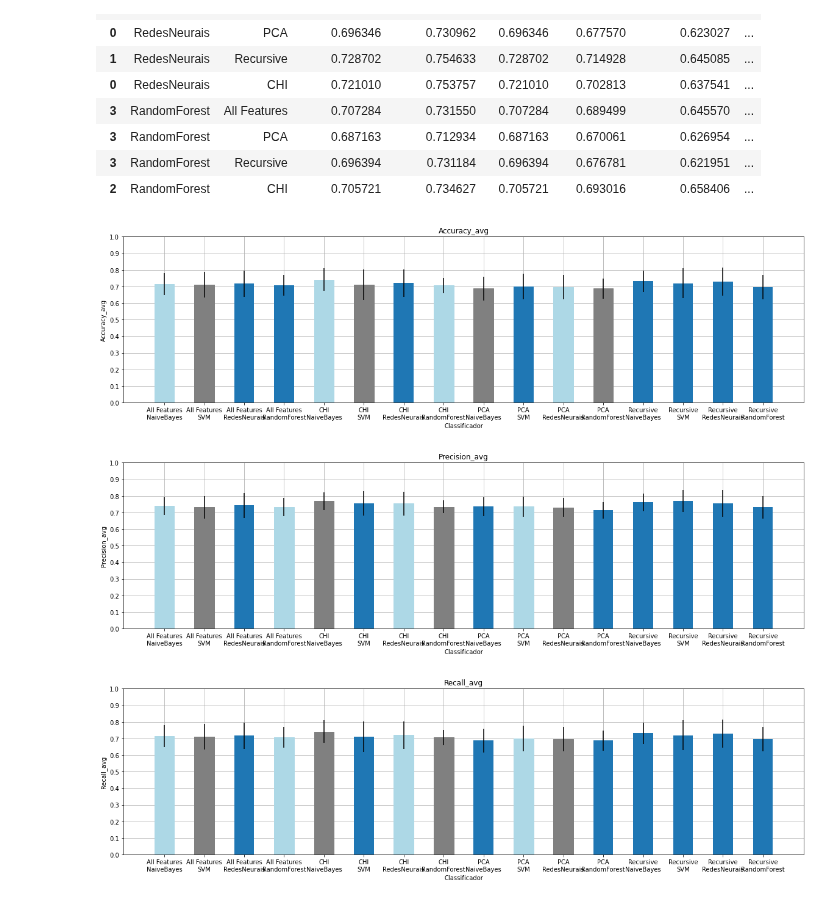
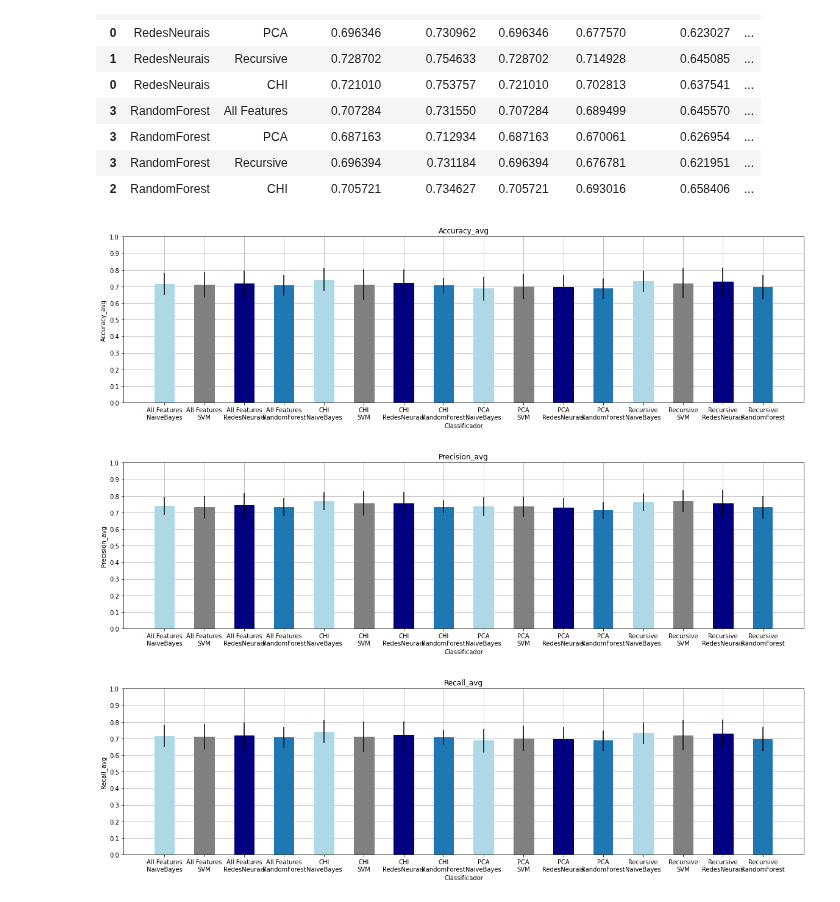
Before and after one commit to carlaprv/sin5007-reconhecimento-de-padroes, a Jupyter notebook: 09 - k_fold_cross_validation_+_Naive_Bayes+SVM+Redes_Neurais_+_Random_forest_v02 .ipynb, the cells around one changed output. Cells and saved outputs as stored; diff of their text form; code cells hidden in the pictures.

Commit message:
fix graphs colors

```diff
--- a/09 - k_fold_cross_validation_+_Naive_Bayes+SVM+Redes_Neurais_+_Random_forest_v02 .ipynb
+++ b/09 - k_fold_cross_validation_+_Naive_Bayes+SVM+Redes_Neurais_+_Random_forest_v02 .ipynb
@@ -1095,8 +1095,12 @@ g[8].set_color('lightblue')
 g[12].set_color('lightblue')
 g[1].set_color('grey')
 g[5].set_color('grey')
-g[8].set_color('grey')
-g[11].set_color('grey')
+g[9].set_color('grey')
+g[13].set_color('grey')
+g[2].set_color('navy')
+g[6].set_color('navy')
+g[10].set_color('navy')
+g[14].set_color('navy')
 
 
 plt.title("Accuracy_avg")
@@ -1106,32 +1110,36 @@ plt.yticks(np.arange(0, 1.1, .1))
 plt.rcParams["figure.figsize"] = (20,5)
 plt.show()
 # %% [output]
-[figure, old version]
+[figure, new version]
 # %%
 df['Parametros'] = df[['dataSet','Classifier']].fillna('').apply(lambda x: '\n'.join((x).astype(str)), axis=1)
 conf = [df['precision_ic_sup'].array , df['precision_ic_inf'].array]
 means = df['precision_avg'].array
 ic = [conf[0]-means , means-conf[1]]
 g = plt.bar(df['Parametros'].array, df['precision_avg'].array, yerr=ic,width=0.5,zorder=2)
 plt.grid()
 
 g[0].set_color('lightblue')
-g[3].set_color('lightblue')
-g[6].set_color('lightblue')
-g[9].set_color('lightblue')
+g[4].set_color('lightblue')
+g[8].set_color('lightblue')
+g[12].set_color('lightblue')
 g[1].set_color('grey')
-g[4].set_color('grey')
-g[7].set_color('grey')
-g[10].set_color('grey')
+g[5].set_color('grey')
+g[9].set_color('grey')
+g[13].set_color('grey')
+g[2].set_color('navy')
+g[6].set_color('navy')
+g[10].set_color('navy')
+g[14].set_color('navy')
 
 plt.title("Precision_avg")
 plt.ylabel('Precision_avg')
 plt.xlabel('Classificador')
 plt.yticks(np.arange(0, 1.1, .1))
 plt.rcParams["figure.figsize"] = (20,5)
 plt.show()
 # %% [output]
-[figure, old version]
+[figure, new version]
 # %%
 df['Parametros'] = df[['dataSet','Classifier']].fillna('').apply(lambda x: '\n'.join((x).astype(str)), axis=1)
 conf = [df['recall_ic_sup'].array , df['recall_ic_inf'].array]
@@ -1141,13 +1149,18 @@ g = plt.bar(df['Parametros'].array, df['recall_avg'].array, yerr=ic,width=0.5,zo
 plt.grid()
 
 g[0].set_color('lightblue')
-g[3].set_color('lightblue')
-g[6].set_color('lightblue')
-g[9].set_color('lightblue')
+g[4].set_color('lightblue')
+g[8].set_color('lightblue')
+g[12].set_color('lightblue')
 g[1].set_color('grey')
-g[4].set_color('grey')
-g[7].set_color('grey')
-g[10].set_color('grey')
+g[5].set_color('grey')
+g[9].set_color('grey')
+g[13].set_color('grey')
+g[2].set_color('navy')
+g[6].set_color('navy')
+g[10].set_color('navy')
+g[14].set_color('navy')
+
 
 plt.title("Recall_avg")
 plt.ylabel('Recall_avg')
@@ -1156,4 +1169,4 @@ plt.yticks(np.arange(0, 1.1, .1))
 plt.rcParams["figure.figsize"] = (20,5)
 plt.show()
 # %% [output]
-[figure, old version]
+[figure, new version]
```
